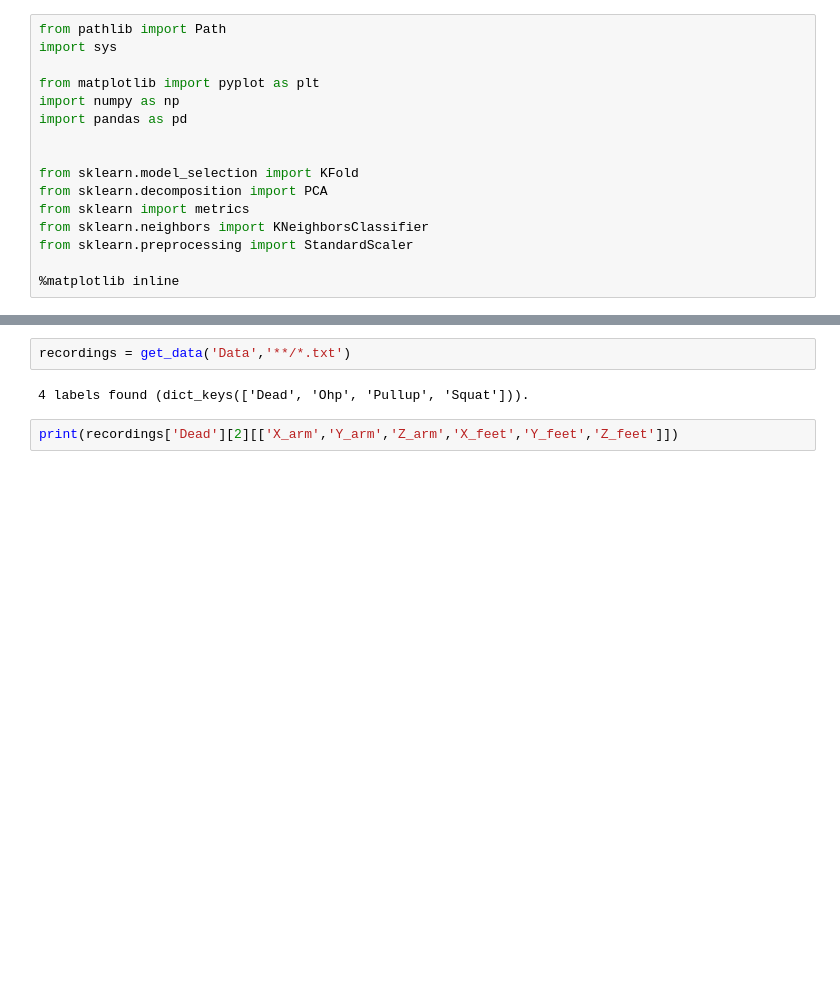
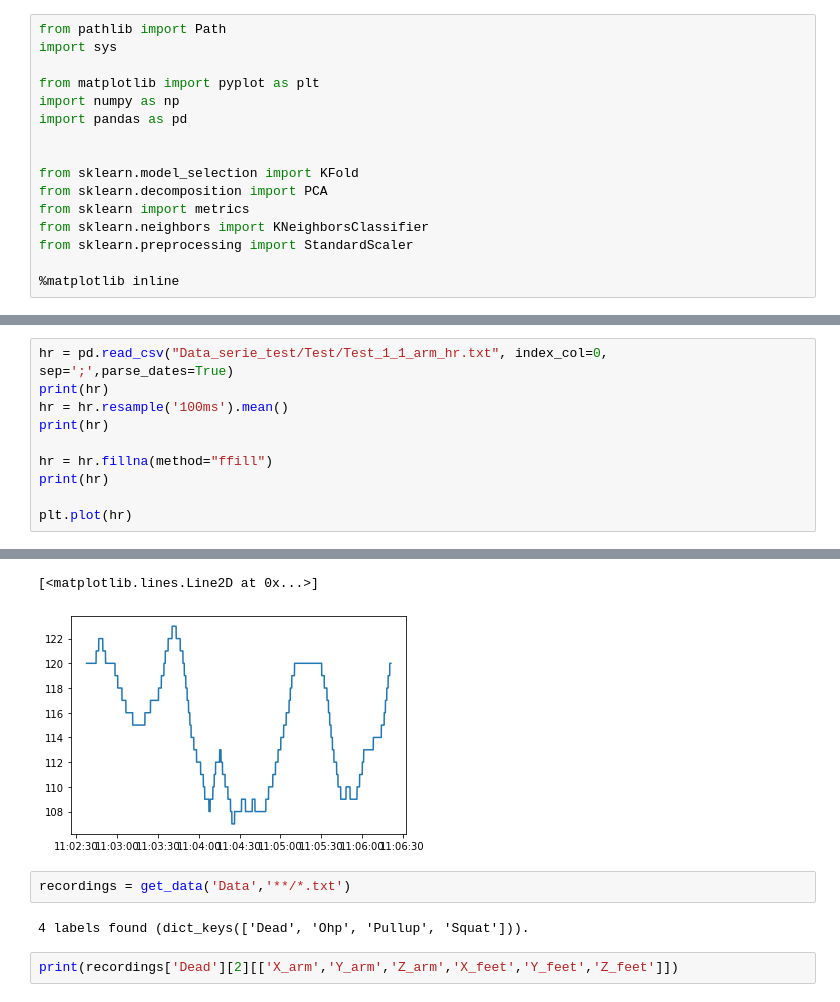
Before and after one commit to UncleBen420/QSelf_Project_Weightlifting_Tracker, a Jupyter notebook: Untitled.ipynb, the cells around one changed output, grey strips where cells are left out. Drawn from its saved outputs; the diff is of its cells as text; blank space fills up the shorter version.

```diff
--- a/Untitled.ipynb
+++ b/Untitled.ipynb
@@ -57,3 +63,14 @@ def get_data(base_dir, files):
     print(f'{len(labels)} labels found ({labels}).')
 
     return recordings
+# %%
+hr = pd.read_csv("Data_serie_test/Test/Test_1_1_arm_hr.txt", index_col=0, sep=';',parse_dates=True)
+print(hr)
+hr = hr.resample('100ms').mean()
+print(hr)
+
+hr = hr.fillna(method="ffill")
+print(hr)
+
+plt.plot(hr)
+# %% [output]
@@ -60,3 +94,5 @@ def get_data(base_dir, files):
+[<matplotlib.lines.Line2D at 0x...>]
+[figure, added]
 # %%
 recordings = get_data('Data','**/*.txt')
 # %% [output]
```
Also changed, not shown: parts of 5 cells of this notebook, 10 other files.
